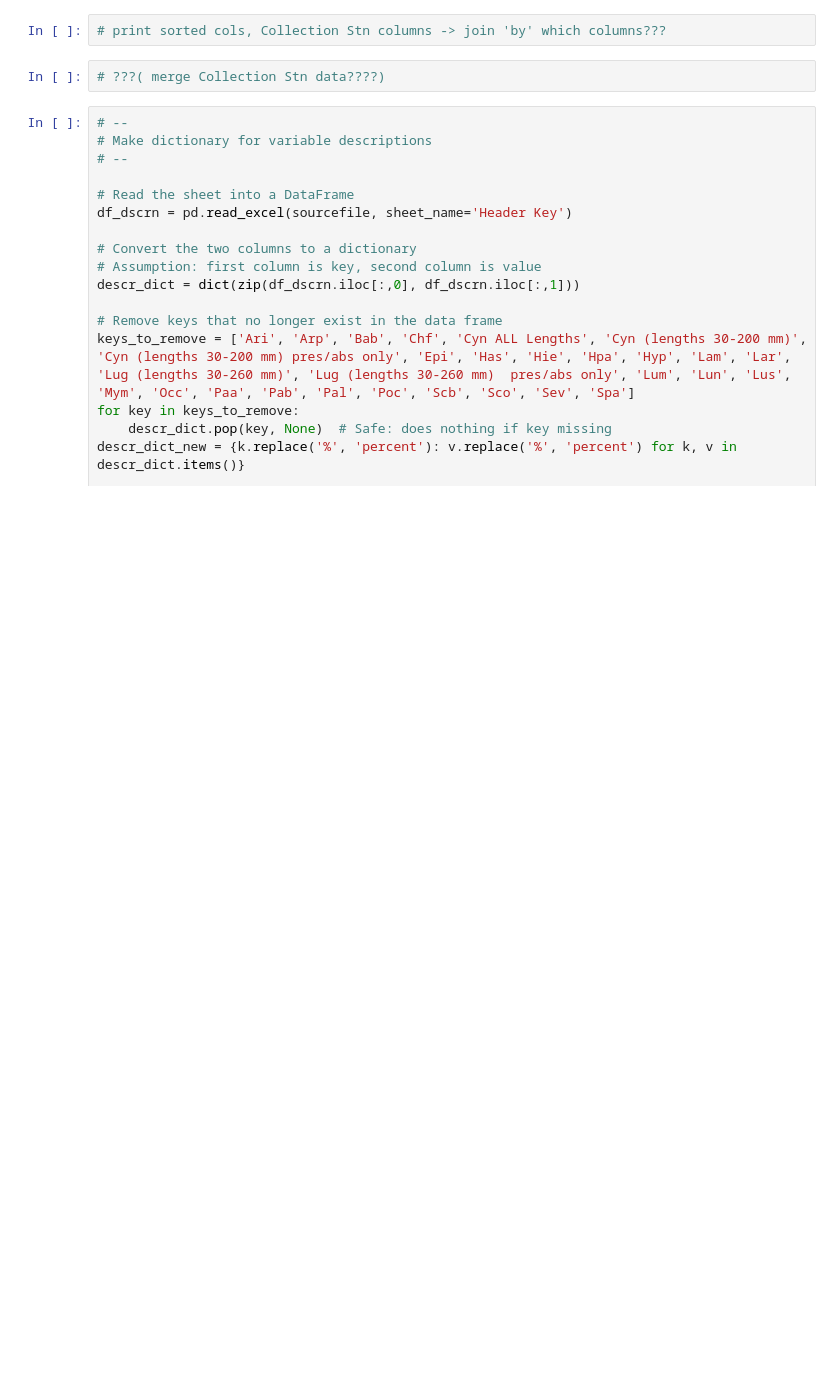
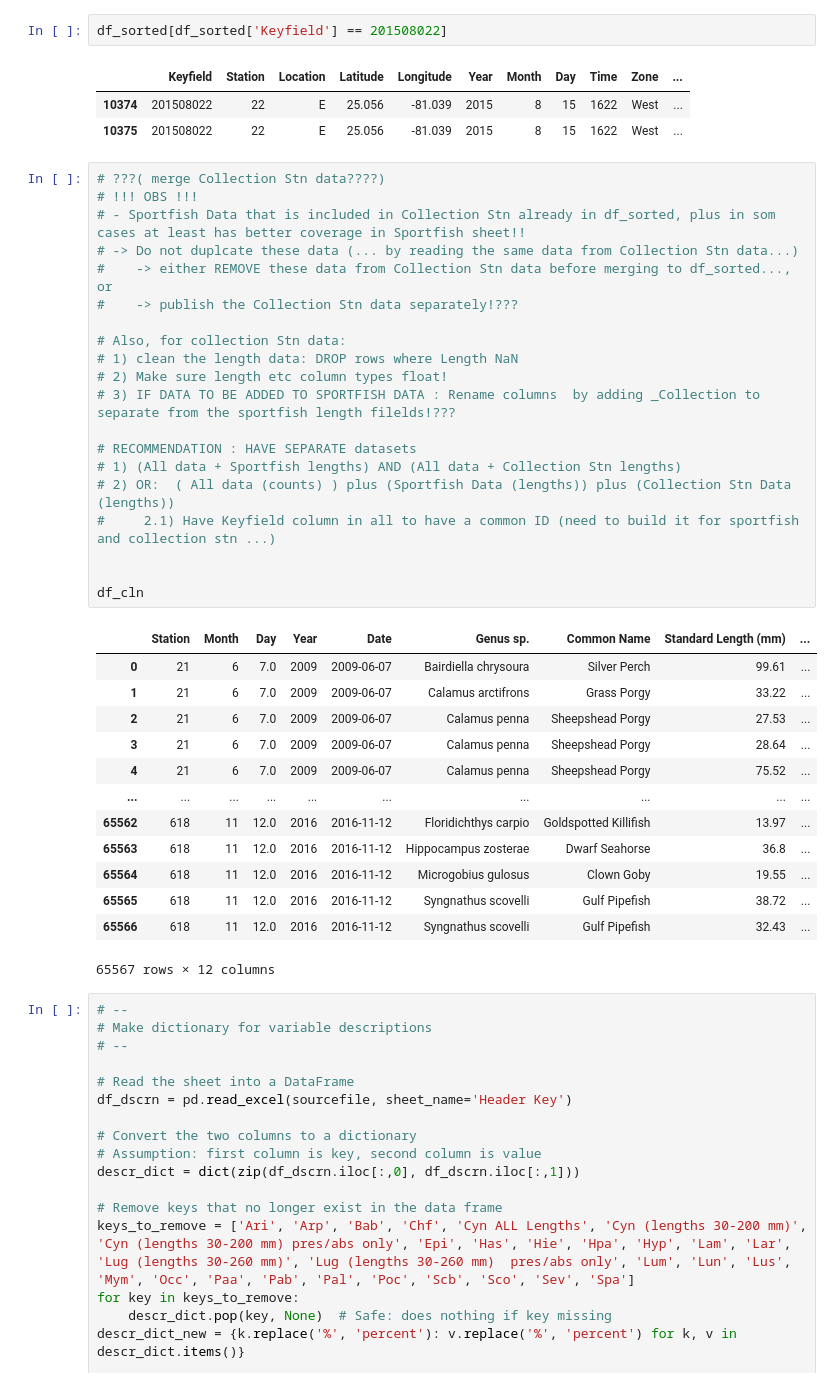
Before and after one commit to aalloilla/JuvenileSportfish, a Jupyter notebook: juvenileSportFish.ipynb, the cells around one changed output. Drawn from its saved outputs; the diff is of its cells as text; blank space fills up the shorter version.

```diff
--- a/juvenileSportFish.ipynb
+++ b/juvenileSportFish.ipynb
@@ -228,7 +274,43 @@ df_sorted = concat_df.sort_values(by='Keyfield').reset_index(drop=True)
 # %%
-# print sorted cols, Collection Stn columns -> join 'by' which columns???
+df_sorted[df_sorted['Keyfield'] == 201508022]
+# %% [output]
+|  | Keyfield | Station | Location | Latitude | Longitude | Year | Month | Day | Time | Zone | ... |
+| 10374 | 201508022 | 22 | E | 25.056 | -81.039 | 2015 | 8 | 15 | 1622 | West | ... |
+| 10375 | 201508022 | 22 | E | 25.056 | -81.039 | 2015 | 8 | 15 | 1622 | West | ... |
 # %%
 # ???( merge Collection Stn data????)
+# !!! OBS !!!
+# - Sportfish Data that is included in Collection Stn already in df_sorted, plus in som cases at least has better coverage in Sportfish sheet!!
+# -> Do not duplcate these data (... by reading the same data from Collection Stn data...)
+#    -> either REMOVE these data from Collection Stn data before merging to df_sorted..., or
+#    -> publish the Collection Stn data separately!???
+
+# Also, for collection Stn data:
+# 1) clean the length data: DROP rows where Length NaN
+# 2) Make sure length etc column types float!
+# 3) IF DATA TO BE ADDED TO SPORTFISH DATA : Rename columns  by adding _Collection to separate from the sportfish length filelds!???
+
+# RECOMMENDATION : HAVE SEPARATE datasets
+# 1) (All data + Sportfish lengths) AND (All data + Collection Stn lengths)
+# 2) OR:  ( All data (counts) ) plus (Sportfish Data (lengths)) plus (Collection Stn Data (lengths))
+#     2.1) Have Keyfield column in all to have a common ID (need to build it for sportfish and collection stn ...)
+
+
+df_cln
+# %% [output]
+|  | Station | Month | Day | Year | Date | Genus sp. | Common Name | Standard Length (mm) | ... |
+| 0 | 21 | 6 | 7.0 | 2009 | 2009-06-07 | Bairdiella chrysoura | Silver Perch | 99.61 | ... |
+| 1 | 21 | 6 | 7.0 | 2009 | 2009-06-07 | Calamus arctifrons | Grass Porgy | 33.22 | ... |
+| 2 | 21 | 6 | 7.0 | 2009 | 2009-06-07 | Calamus penna | Sheepshead Porgy | 27.53 | ... |
+| 3 | 21 | 6 | 7.0 | 2009 | 2009-06-07 | Calamus penna | Sheepshead Porgy | 28.64 | ... |
+| 4 | 21 | 6 | 7.0 | 2009 | 2009-06-07 | Calamus penna | Sheepshead Porgy | 75.52 | ... |
+| ... | ... | ... | ... | ... | ... | ... | ... | ... | ... |
+| 65562 | 618 | 11 | 12.0 | 2016 | 2016-11-12 | Floridichthys carpio | Goldspotted Killifish | 13.97 | ... |
+| 65563 | 618 | 11 | 12.0 | 2016 | 2016-11-12 | Hippocampus zosterae | Dwarf Seahorse | 36.8 | ... |
+| 65564 | 618 | 11 | 12.0 | 2016 | 2016-11-12 | Microgobius gulosus | Clown Goby | 19.55 | ... |
+| 65565 | 618 | 11 | 12.0 | 2016 | 2016-11-12 | Syngnathus scovelli | Gulf Pipefish | 38.72 | ... |
+| 65566 | 618 | 11 | 12.0 | 2016 | 2016-11-12 | Syngnathus scovelli | Gulf Pipefish | 32.43 | ... |
+65567 rows × 12 columns
 # %%
 # --
 # Make dictionary for variable descriptions
```
Also changed, not shown: parts of 3 cells of this notebook.
